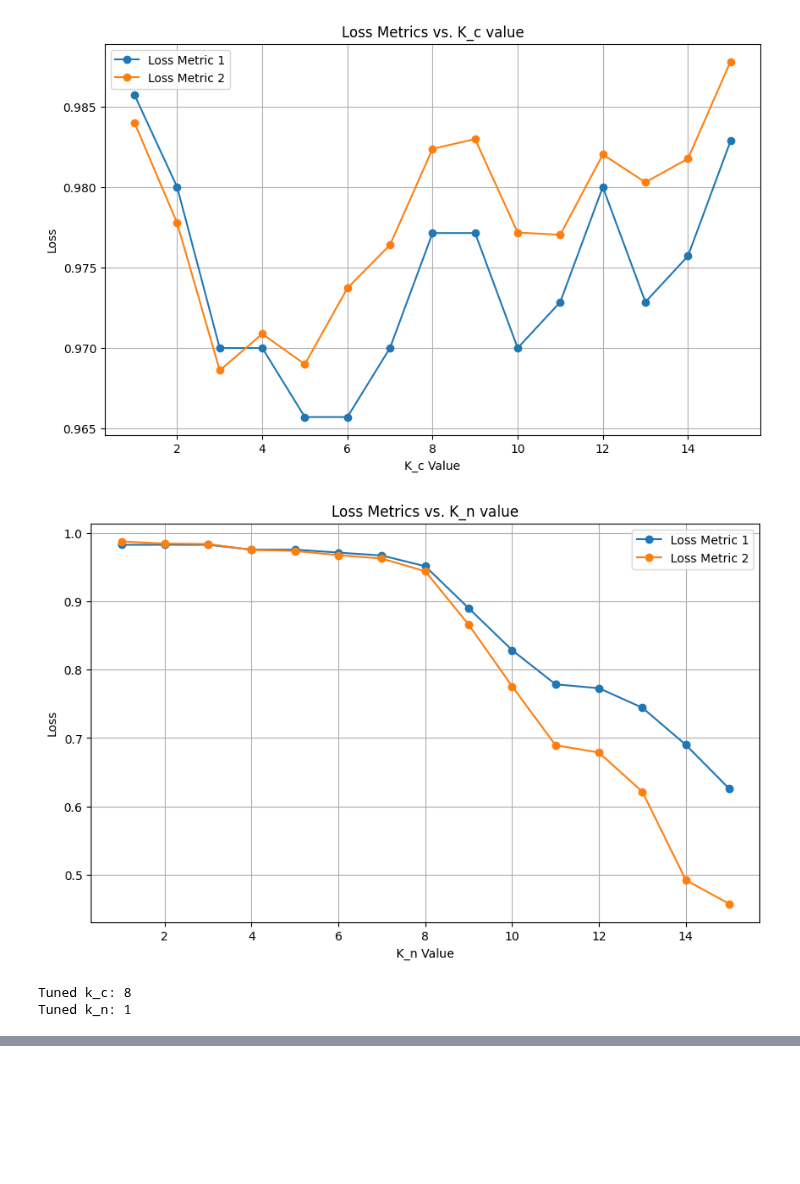
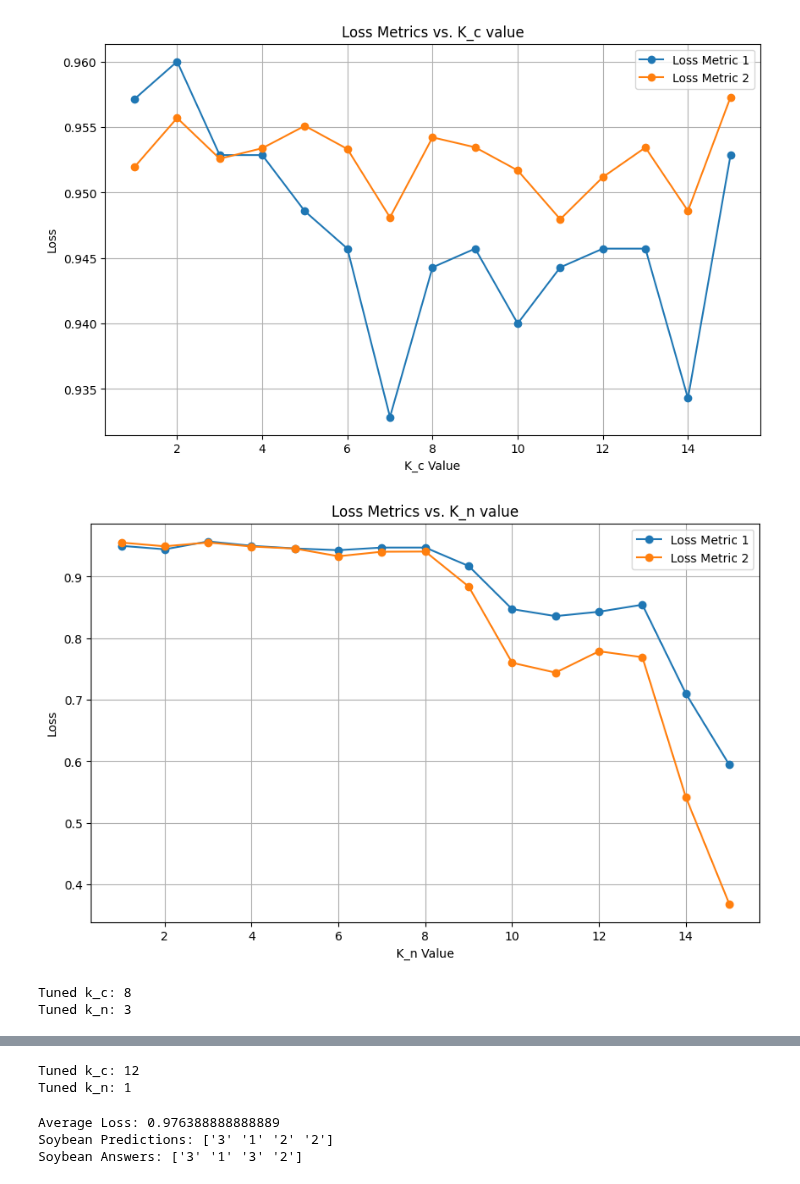
Before and after one commit to Carlos-A-Rivas/CSCI_447, a Jupyter notebook: Project_2/Code/program.ipynb, the cells around one changed output, grey strips where cells are left out. Saved outputs shown, nothing was run; the diff lists cells and outputs as text; code cells hidden in the pictures; blank space fills up the shorter version.

Commit message:
fixed the classify method in program.ipynb

```diff
--- a/Project_2/Code/program.ipynb
+++ b/Project_2/Code/program.ipynb
@@ -237,6 +237,7 @@ def process_all(user: str, shuffle_split: bool):
     machine_data.split()
     machine_data.fold()
 
+    soybean_data.continuize()
     soybean_data.shuffle()
     soybean_data.sort('classification')
     soybean_data.split()
@@ -902,11 +930,3 @@ class kmeans:
         #print(type(nearest_neighbors))
         # CURRENTLY RETURNS THE INDICES OF THE NEAREST NEIGHBORS
         return neighbor_indices
-# %%
-cancer_kmeans = kmeans(cancer_data,'classification')
-cancer_kmeans.tune(15)
-# %% [output]
-[figure, removed]
-[figure, removed]
-Tuned k_c: 8
-Tuned k_n: 1
@@ -912,0 +968,17 @@ Tuned k_n: 1
+# %%
+cancer_kmeans = kmeans(cancer_data,'classification')
+cancer_kmeans.tune(15)
+#print(cancer_kmeans.k_n)
+#print(cancer_kmeans.k_c)
+
+cancer_kmeans.classify(False)
+soybean_kmeans = kmeans(soybean_data, 'classification')
+soybean_kmeans.tune(15)
+soybean_kmeans.classify(False)
+print(f"Soybean Predictions: {soybean_kmeans.predictions}")
+print(f"Soybean Answers: {soybean_kmeans.answers}")
+# %% [output]
+[figure, added]
+[figure, added]
+Tuned k_c: 8
+Tuned k_n: 3
@@ -912,0 +988,5 @@ Tuned k_n: 1
+Tuned k_c: 12
+Tuned k_n: 1
+Average Loss: 0.976388888888889
+Soybean Predictions: ['3' '1' '2' '2']
+Soybean Answers: ['3' '1' '3' '2']
```
Also changed, not shown: parts of 8 cells of this notebook, 13 other files.
